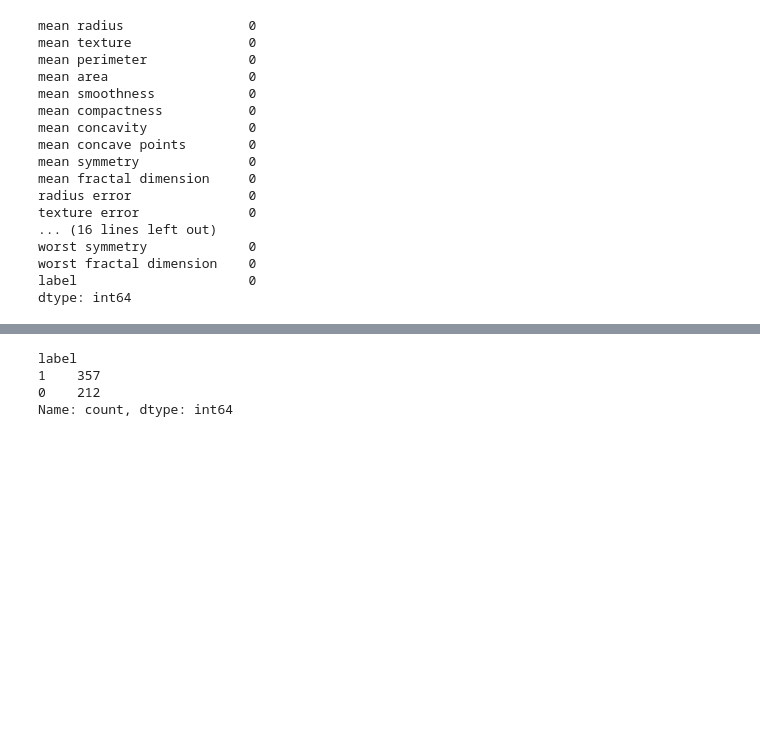
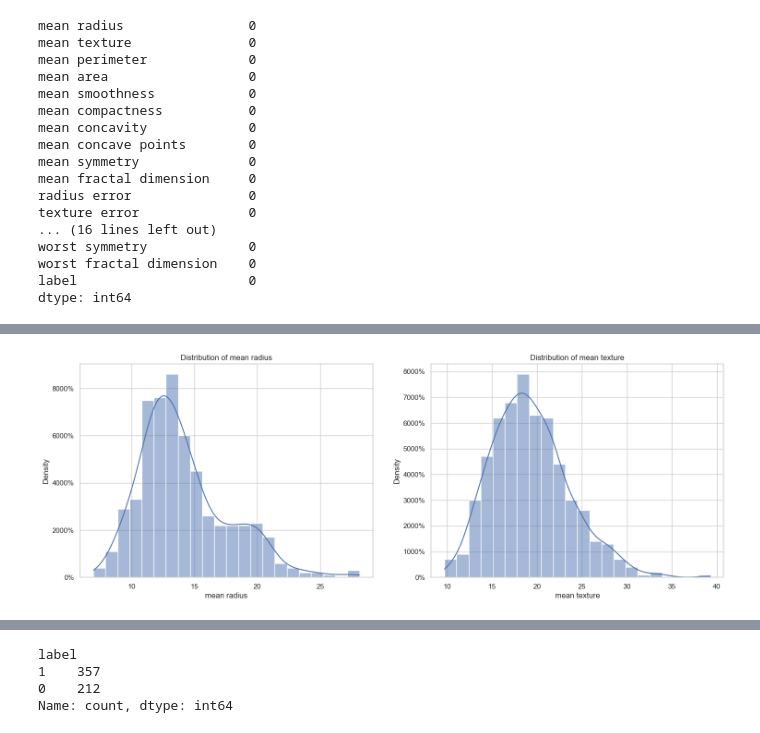
Before and after one commit to dev-doragi/AI-class, a Jupyter notebook: 1. ML_classfication_breast_cancer.ipynb, the cells around one changed output, grey strips where cells are left out. Saved outputs shown, nothing was run; the diff lists cells and outputs as text; code cells hidden in the pictures; blank space fills up the shorter version.

```diff
--- a/1. ML_classfication_breast_cancer.ipynb
+++ b/1. ML_classfication_breast_cancer.ipynb
@@ -139,4 +159,32 @@ sns.distplot(df['mean texture'], ax=ax2)
 [figure]
+# %%
+from matplotlib.ticker import FuncFormatter
+
+# 'mean radius'와 'mean texture' 칼럼 선택
+selected_columns = ['mean radius', 'mean texture']
+
+# figure 설정
+figure, axes = plt.subplots(nrows=1, ncols=2, figsize=(18, 6))
+
+# 사용자 정의 백분율 형식 함수
+def percent_formatter(x, pos):
+    return f'{x:.0%}'
+
+# 첫 번째 subplot
+sns.histplot(df[selected_columns[0]], kde=True, ax=axes[0])
+axes[0].set_title(f'Distribution of {selected_columns[0]}')
+axes[0].set_ylabel('Density')  # y축 레이블 설정
+axes[0].yaxis.set_major_formatter(FuncFormatter(percent_formatter))  # 백분율 형식으로 설정
+
+# 두 번째 subplot
+sns.histplot(df[selected_columns[1]], kde=True, ax=axes[1])
+axes[1].set_title(f'Distribution of {selected_columns[1]}')
+axes[1].set_ylabel('Density')  # y축 레이블 설정
+axes[1].yaxis.set_major_formatter(FuncFormatter(percent_formatter))  # 백분율 형식으로 설정
+
+plt.show()
+# %% [output]
+[figure, added]
 # %%
 # 산점도 확인
 
```
Also changed, not shown: parts of 9 cells of this notebook, 14 other files.
